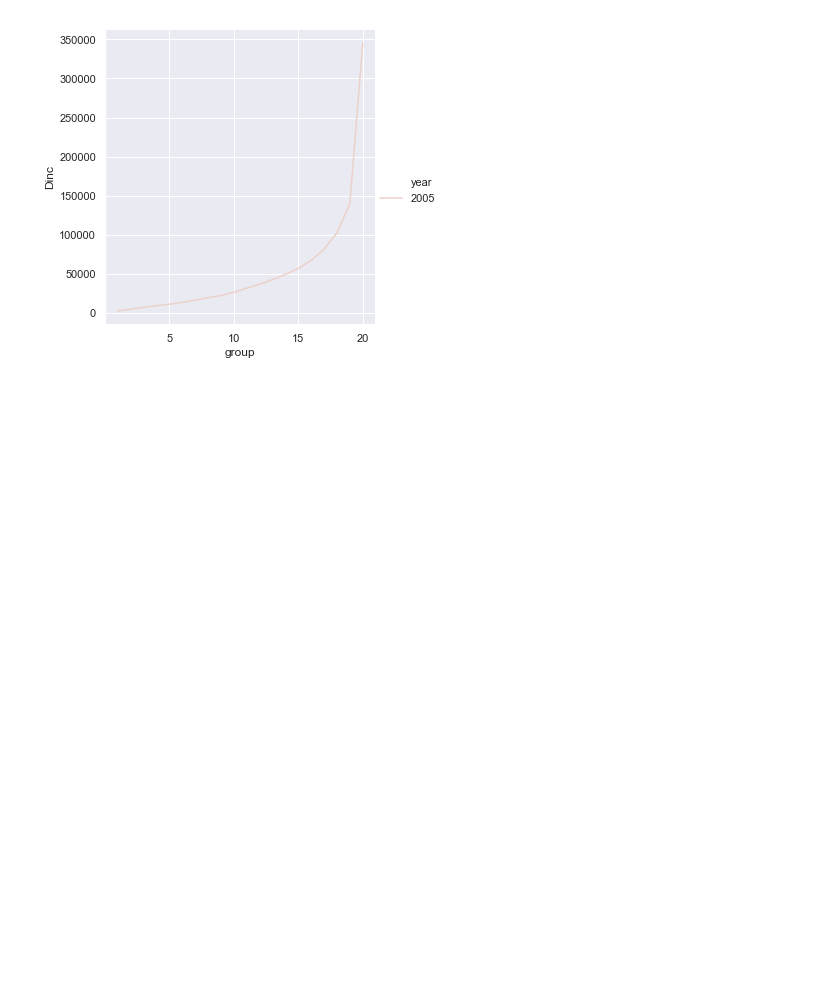
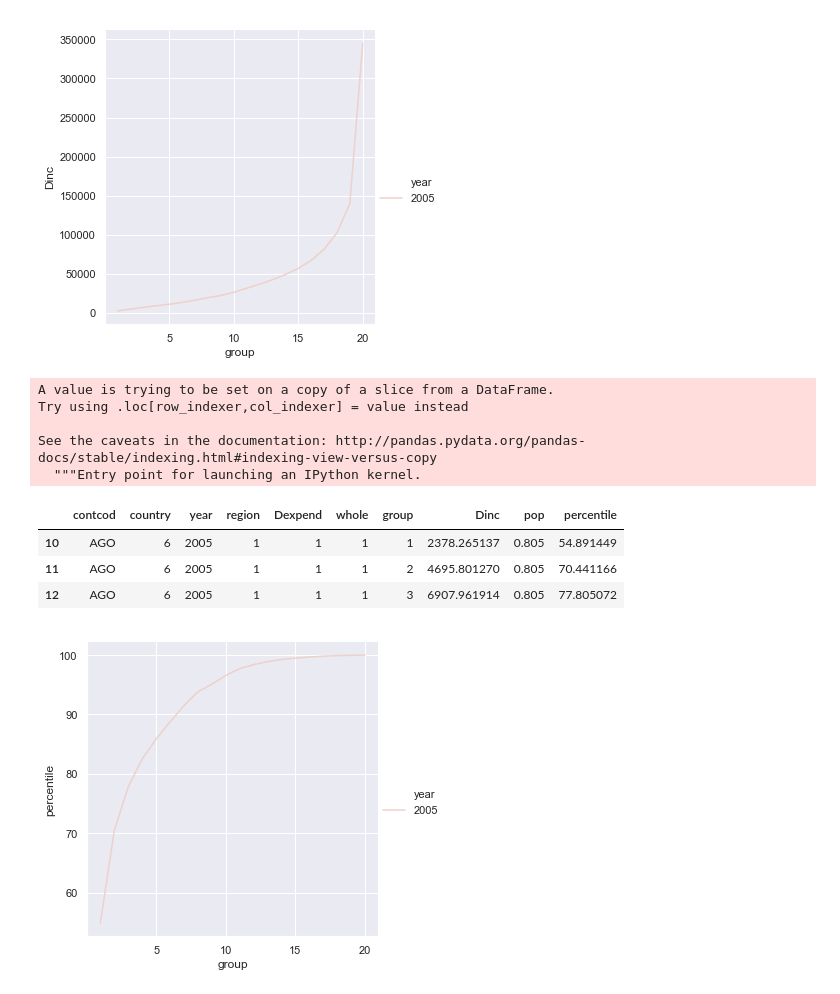
Before and after one commit to whyboris/Global-Income-Distribution, a Jupyter notebook: world_income_distribution.ipynb, the cells around one changed output. Saved outputs shown, nothing was run; the diff lists cells and outputs as text; code cells hidden in the pictures; blank space fills up the shorter version.

```diff
--- a/world_income_distribution.ipynb
+++ b/world_income_distribution.ipynb
@@ -102,3 +165,22 @@ sns.relplot(x="group", y="Dinc", kind="line", hue="year", legend="full", data=ag
 sns.relplot(x="group", y="Dinc", kind="line", hue="year", legend="full", data=ago2);
 # %% [output]
 [figure]
+# %%
+ago2['percentile'] = ago.apply(lambda x: get_percentile(x['Dinc']), axis=1)
+# %% [output]
+A value is trying to be set on a copy of a slice from a DataFrame.
+Try using .loc[row_indexer,col_indexer] = value instead
+
+See the caveats in the documentation: http://pandas.pydata.org/pandas-docs/stable/indexing.html#indexing-view-versus-copy
+  """Entry point for launching an IPython kernel.
+# %%
+ago2.head(3)
+# %% [output]
+|  | contcod | country | year | region | Dexpend | whole | group | Dinc | pop | percentile |
+| 10 | AGO | 6 | 2005 | 1 | 1 | 1 | 1 | 2378.265137 | 0.805 | 54.891449 |
+| 11 | AGO | 6 | 2005 | 1 | 1 | 1 | 2 | 4695.801270 | 0.805 | 70.441166 |
+| 12 | AGO | 6 | 2005 | 1 | 1 | 1 | 3 | 6907.961914 | 0.805 | 77.805072 |
+# %%
+sns.relplot(x="group", y="percentile", kind="line", hue="year", legend="full", data=ago2);
+# %% [output]
+[figure, added]
```
Also changed, not shown: parts of 21 cells of this notebook.
